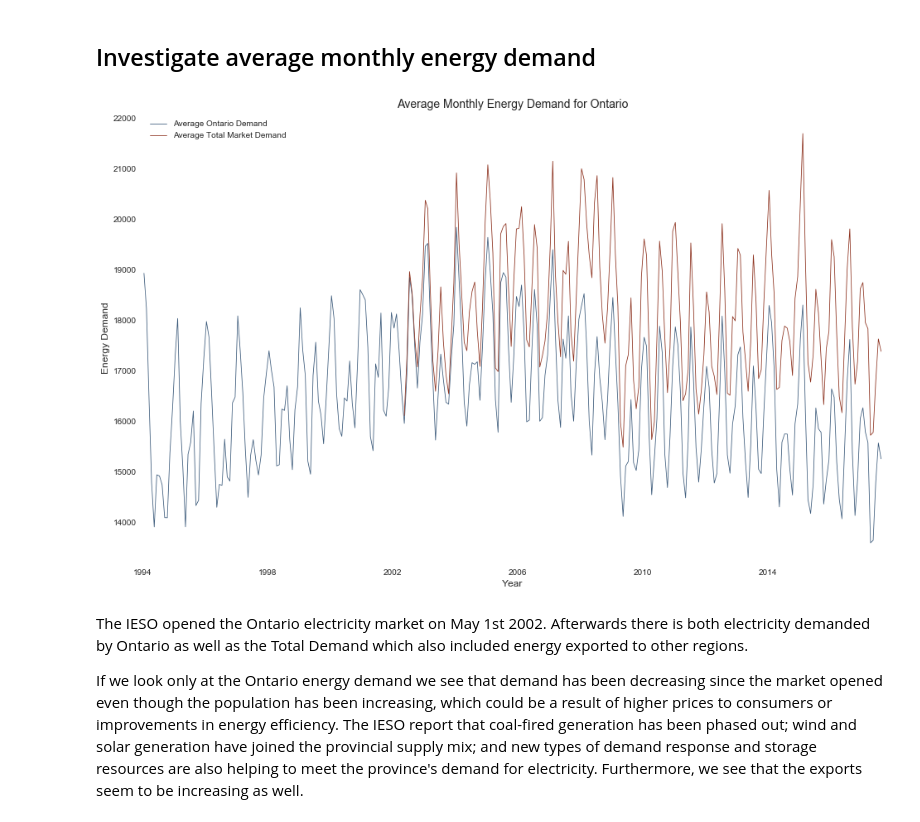
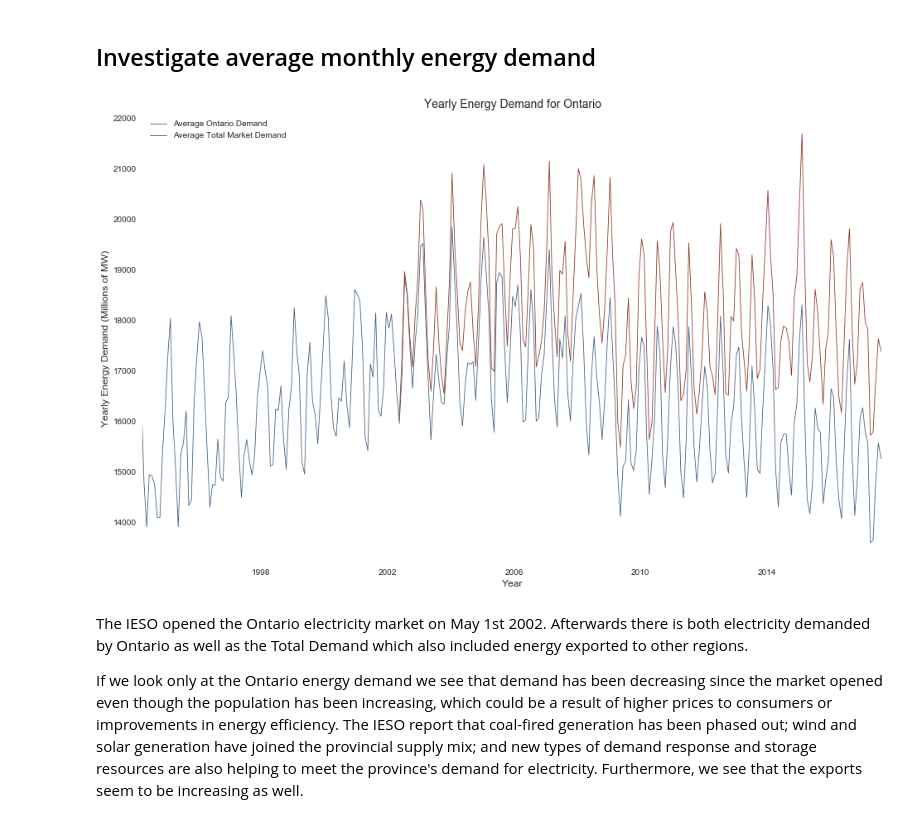
Before and after one commit to james-parks/Project2, a Jupyter notebook: CapstoneMilestoneOntarioEnergyUse.ipynb, the cells around one changed output. Saved outputs shown, nothing was run; the diff lists cells and outputs as text; code cells hidden in the pictures.

```diff
--- a/CapstoneMilestoneOntarioEnergyUse.ipynb
+++ b/CapstoneMilestoneOntarioEnergyUse.ipynb
@@ -292,20 +292,20 @@ Here we see that monthly average temperatures have not changed too dramatically
 # %%
 fig, ax = plt.subplots(figsize=(16, 10))
 ax.spines["top"].set_visible(False)
 ax.spines["right"].set_visible(False)
 ax.set_facecolor('white')
 ax.get_xaxis().tick_bottom()
 ax.get_yaxis().tick_left()
 plt.plot(yearly_avg["year/month"], yearly_avg["Ontario Demand"], color="#3F5D7D", linewidth=0.8,label="Average Ontario Demand")
 plt.plot(yearly_avg["year/month"], yearly_avg["Total Market Demand"], color="#8E3320", linewidth=0.8,label="Average Total Market Demand")
 plt.xlabel('Year', fontsize=12)
-plt.ylabel('Energy Demand', fontsize=12)
-plt.title('Average Monthly Energy Demand for Ontario', fontsize=14)
-plt.xlim(["1994-01-01","2017-08-31"])
+plt.ylabel('Yearly Energy Demand (Millions of MW)', fontsize=12)
+plt.title('Yearly Energy Demand for Ontario', fontsize=14)
+plt.xlim(["1994-03-31","2017-08-31"])
 plt.legend()
 plt.show()
 # %% [output]
-[figure, old version]
+[figure, new version]
 # %% [markdown]
 The IESO opened the Ontario electricity market on May 1st 2002. Afterwards there is both electricity demanded by Ontario as well as the Total Demand which also included energy exported to other regions.
 
```
Also changed, not shown: parts of 9 cells of this notebook, 2 other files.
